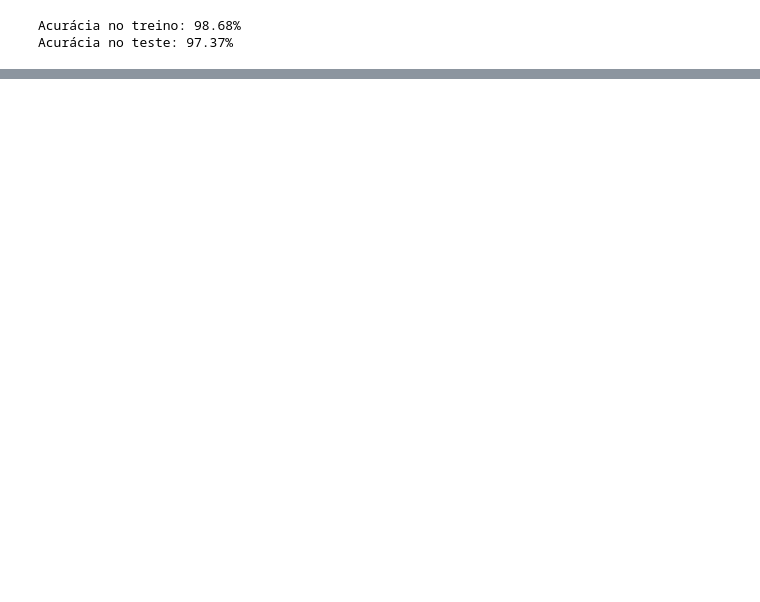
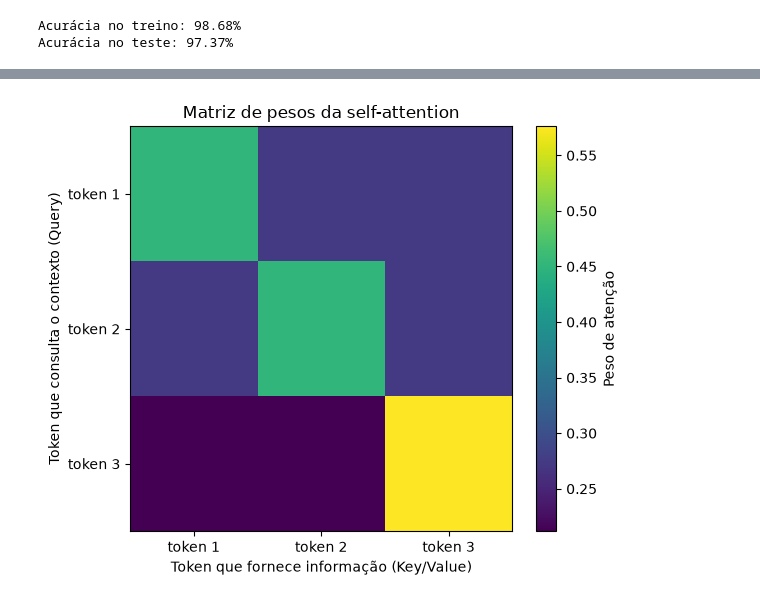
Before and after one commit to GuilhermeHigino05/DataScience-INFOESTE2026, a Jupyter notebook: aulas/aula02_final.ipynb, the cells around one changed output, grey strips where cells are left out. Saved outputs shown, nothing was run; the diff lists cells and outputs as text; code cells hidden in the pictures; blank space fills up the shorter version.

```diff
--- a/aulas/aula02_final.ipynb
+++ b/aulas/aula02_final.ipynb
@@ -577,0 +1238,24 @@ plt.show()
+# %%
+# Exemplo didático de self-attention em três tokens
+# Para simplificar, usamos a mesma matriz como Q, K e V.
+# Um Transformer real aprende projeções separadas e tem outros componentes.
+sequencia = torch.tensor([
+    [1.0, 0.0, 1.0, 0.0],  # token 1
+    [0.0, 1.0, 1.0, 0.0],  # token 2
+    [1.0, 1.0, 0.0, 1.0],  # token 3
+])
+rotulos_tokens = ["token 1", "token 2", "token 3"]
+
+Q = sequencia
+K = sequencia
+V = sequencia
+d_k = K.shape[-1]
+
+escores = Q @ K.T / np.sqrt(d_k)
+pesos_atencao = torch.softmax(escores, dim=-1)
+saida_atencao = pesos_atencao @ V
+
+print("Escores antes do softmax:\n", escores.round(decimals=3))
+print("Pesos de atenção (as linhas somam 1):\n", pesos_atencao.round(decimals=3))
+print("Representações combinadas:\n", saida_atencao.round(decimals=3))
+print("Soma dos pesos de cada linha:", pesos_atencao.sum(dim=-1))
@@ -577,0 +1276,13 @@ plt.show()
+# %%
+plt.figure(figsize=(6, 5))
+plt.imshow(pesos_atencao.numpy(), aspect="auto")
+plt.xticks(range(3), rotulos_tokens)
+plt.yticks(range(3), rotulos_tokens)
+plt.xlabel("Token que fornece informação (Key/Value)")
+plt.ylabel("Token que consulta o contexto (Query)")
+plt.colorbar(label="Peso de atenção")
+plt.title("Matriz de pesos da self-attention")
+plt.tight_layout()
+plt.show()
+# %% [output]
+[figure, added]
```
Also changed, not shown: parts of 60 cells of this notebook, 6 other files.
